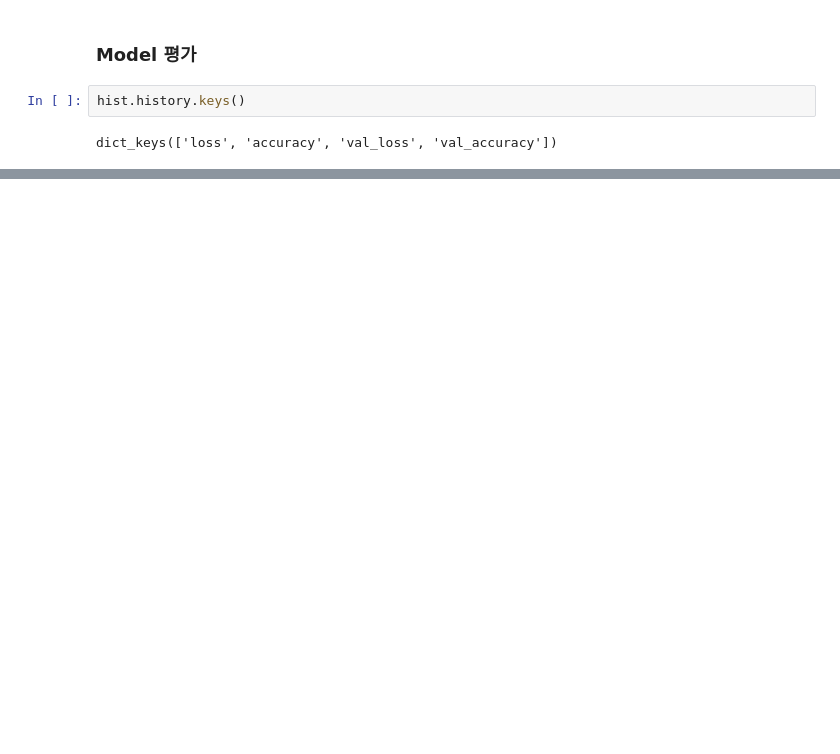
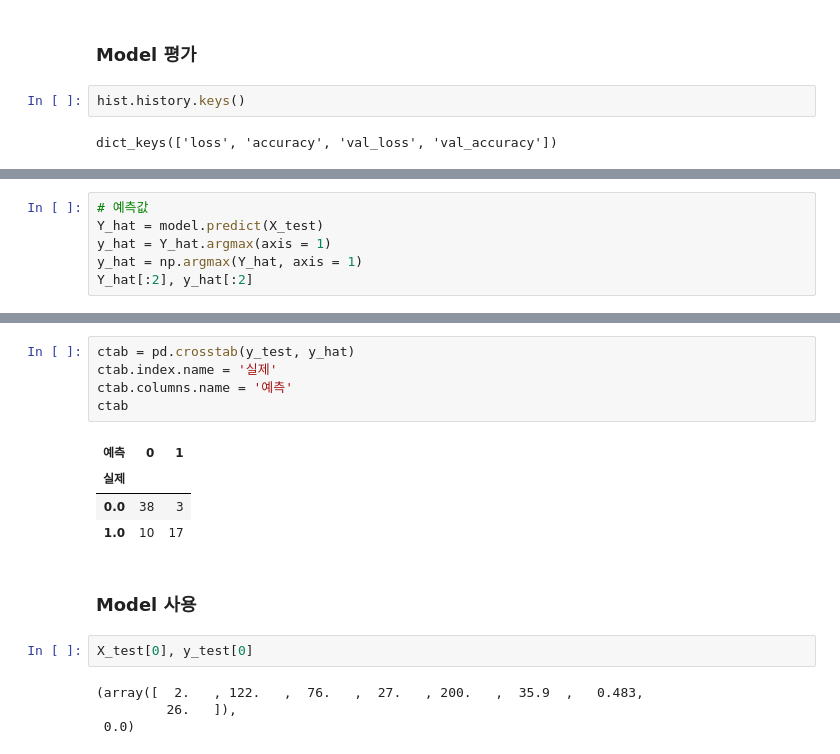
Before and after one commit to yeonzuui/ai, a Jupyter notebook: source/08_DeepLearning/06_피마인디언 당뇨병 발병 예측(logistic regression).ipynb, the cells around one changed output, grey strips where cells are left out. Cells and saved outputs as stored; diff of their text form; blank space fills up the shorter version.

```diff
--- a/source/08_DeepLearning/06_피마인디언 당뇨병 발병 예측(logistic regression).ipynb
+++ b/source/08_DeepLearning/06_피마인디언 당뇨병 발병 예측(logistic regression).ipynb
@@ -348,0 +363,6 @@ plt.show()
+# %%
+# 예측값
+Y_hat = model.predict(X_test)
+y_hat = Y_hat.argmax(axis = 1)
+y_hat = np.argmax(Y_hat, axis = 1)
+Y_hat[:2], y_hat[:2]
@@ -348,0 +374,18 @@ plt.show()
+# %%
+ctab = pd.crosstab(y_test, y_hat)
+ctab.index.name = '실제'
+ctab.columns.name = '예측'
+ctab
+# %% [output]
+| 예측 | 0 | 1 |
+| 실제 |  |  |
+| 0.0 | 38 | 3 |
+| 1.0 | 10 | 17 |
+# %% [markdown]
+### Model 사용
+# %%
+X_test[0], y_test[0]
+# %% [output]
+(array([  2.   , 122.   ,  76.   ,  27.   , 200.   ,  35.9  ,   0.483,
+         26.   ]),
+ 0.0)
```
Also changed, not shown: parts of 11 cells of this notebook, 4 other files.
